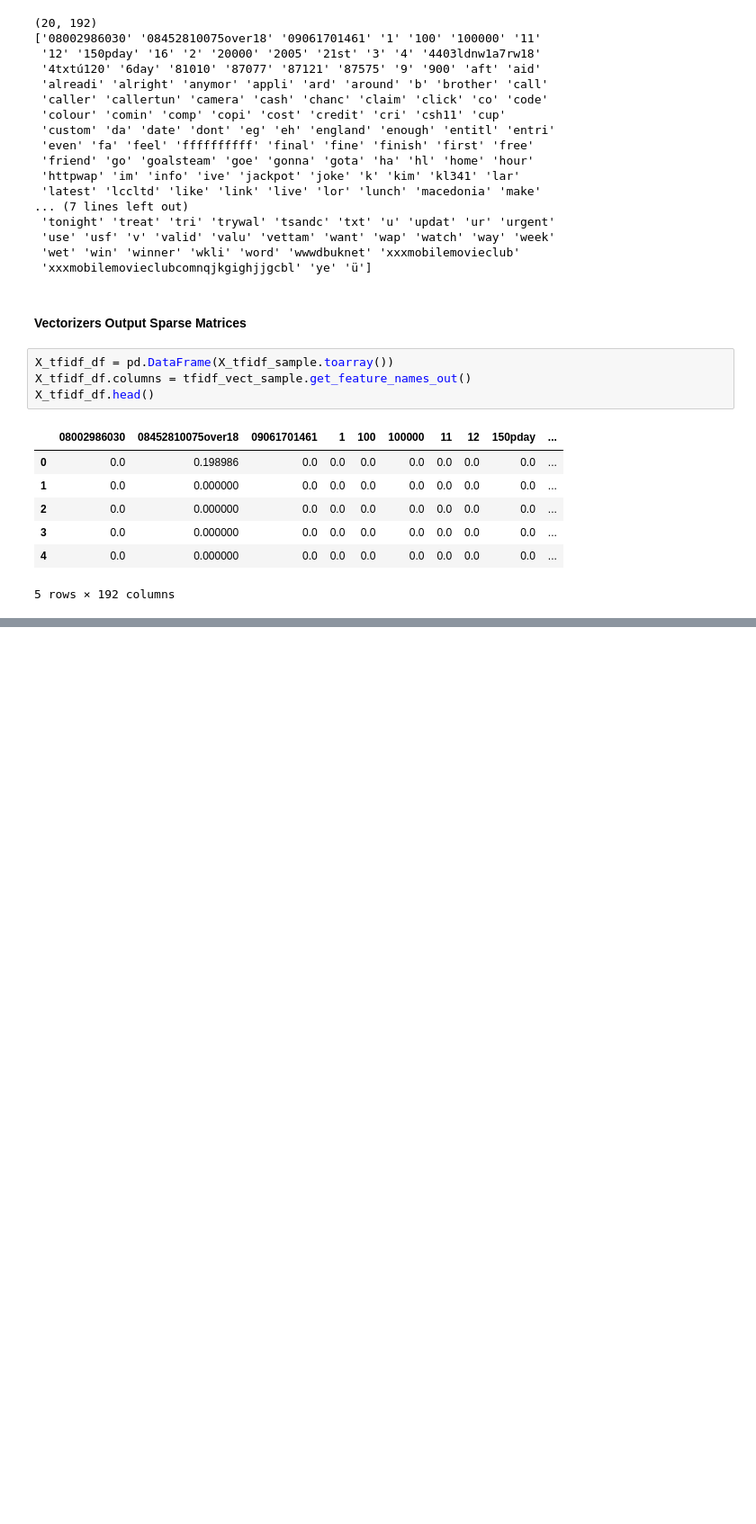
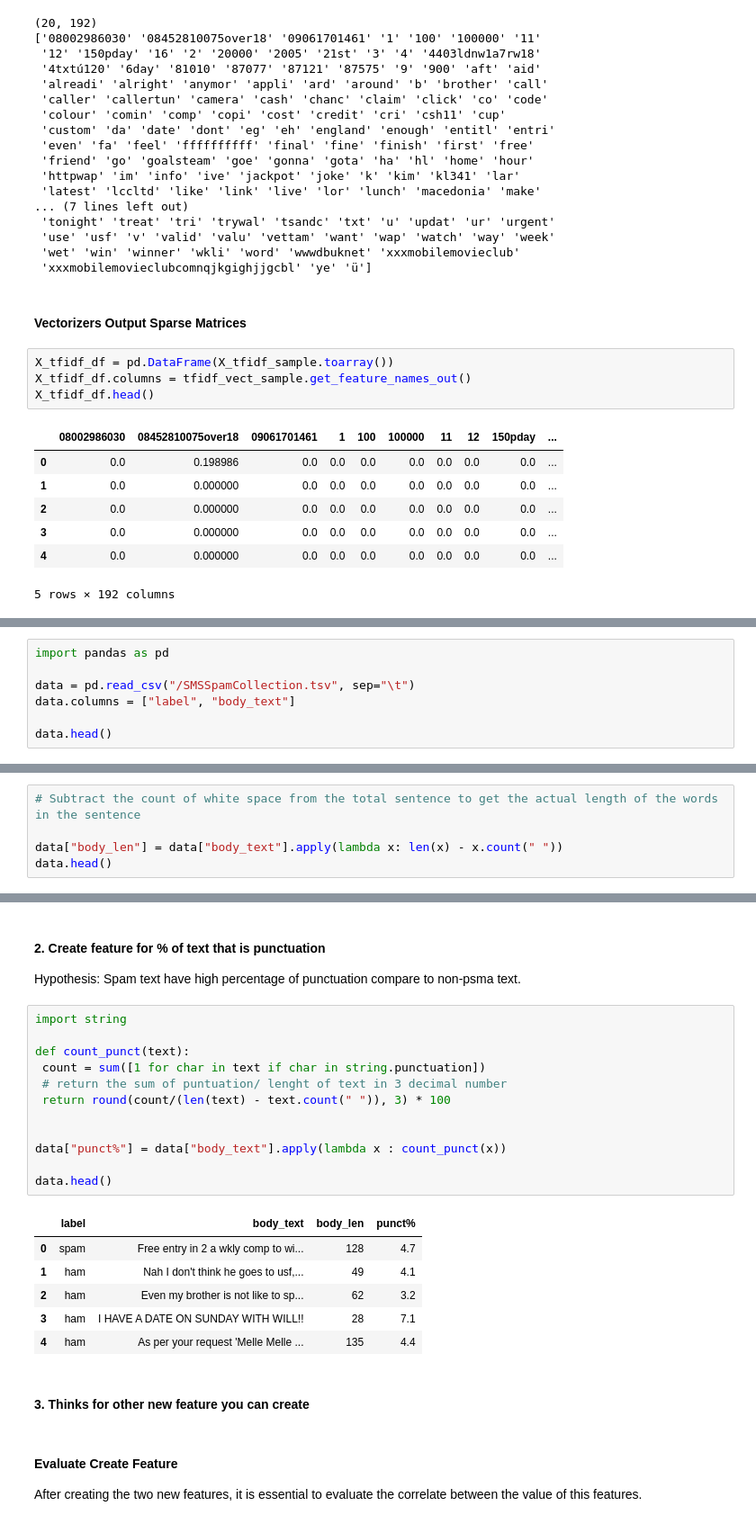
Before and after one commit to Msdot001/Alien_invasion_Game, a Jupyter notebook: NLP_Introduction.ipynb, the cells around one changed output, grey strips where cells are left out. Shown at 90% size. Drawn from its saved outputs; the diff is of its cells as text; blank space fills up the shorter version.

```diff
--- a/NLP_Introduction.ipynb
+++ b/NLP_Introduction.ipynb
@@ -1203,0 +1218,7 @@ X_tfidf_df.head()
+# %%
+import pandas as pd
+
+data = pd.read_csv("/SMSSpamCollection.tsv", sep="\t")
+data.columns = ["label", "body_text"]
+
+data.head()
@@ -1203,0 +1238,5 @@ X_tfidf_df.head()
+# %%
+# Subtract the count of white space from the total sentence to get the actual length of the words in the sentence
+
+data["body_len"] = data["body_text"].apply(lambda x: len(x) - x.count(" "))
+data.head()
@@ -1203,0 +1250,29 @@ X_tfidf_df.head()
+# %% [markdown]
+#### **2. Create feature for % of text that is punctuation**
+
+Hypothesis: Spam text have high percentage of punctuation compare to non-psma text.
+# %%
+import string
+
+def count_punct(text):
+ count = sum([1 for char in text if char in string.punctuation])
+ # return the sum of puntuation/ lenght of text in 3 decimal number
+ return round(count/(len(text) - text.count(" ")), 3) * 100
+
+
+data["punct%"] = data["body_text"].apply(lambda x : count_punct(x))
+
+data.head()
+# %% [output]
+|  | label | body_text | body_len | punct% |
+| 0 | spam | Free entry in 2 a wkly comp to wi... | 128 | 4.7 |
+| 1 | ham | Nah I don't think he goes to usf,... | 49 | 4.1 |
+| 2 | ham | Even my brother is not like to sp... | 62 | 3.2 |
+| 3 | ham | I HAVE A DATE ON SUNDAY WITH WILL!! | 28 | 7.1 |
+| 4 | ham | As per your request 'Melle Melle ... | 135 | 4.4 |
+# %% [markdown]
+#### **3. Thinks for other new feature you can create**
+# %% [markdown]
+#### **Evaluate Create Feature**
+
+After creating the two new features, it is essential to evaluate the correlate between the value of this features.
```
Also changed, not shown: parts of 8 cells of this notebook.
